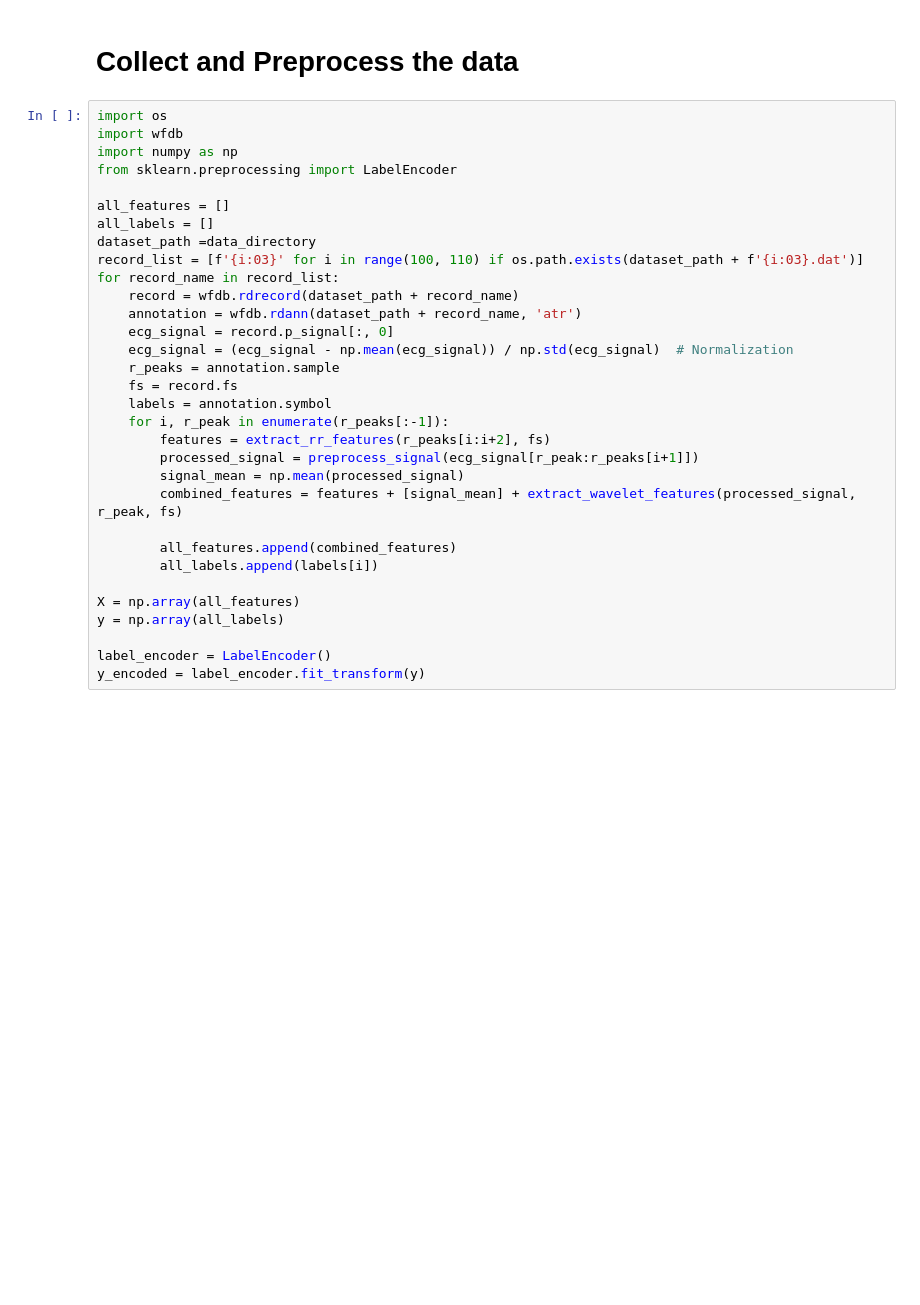
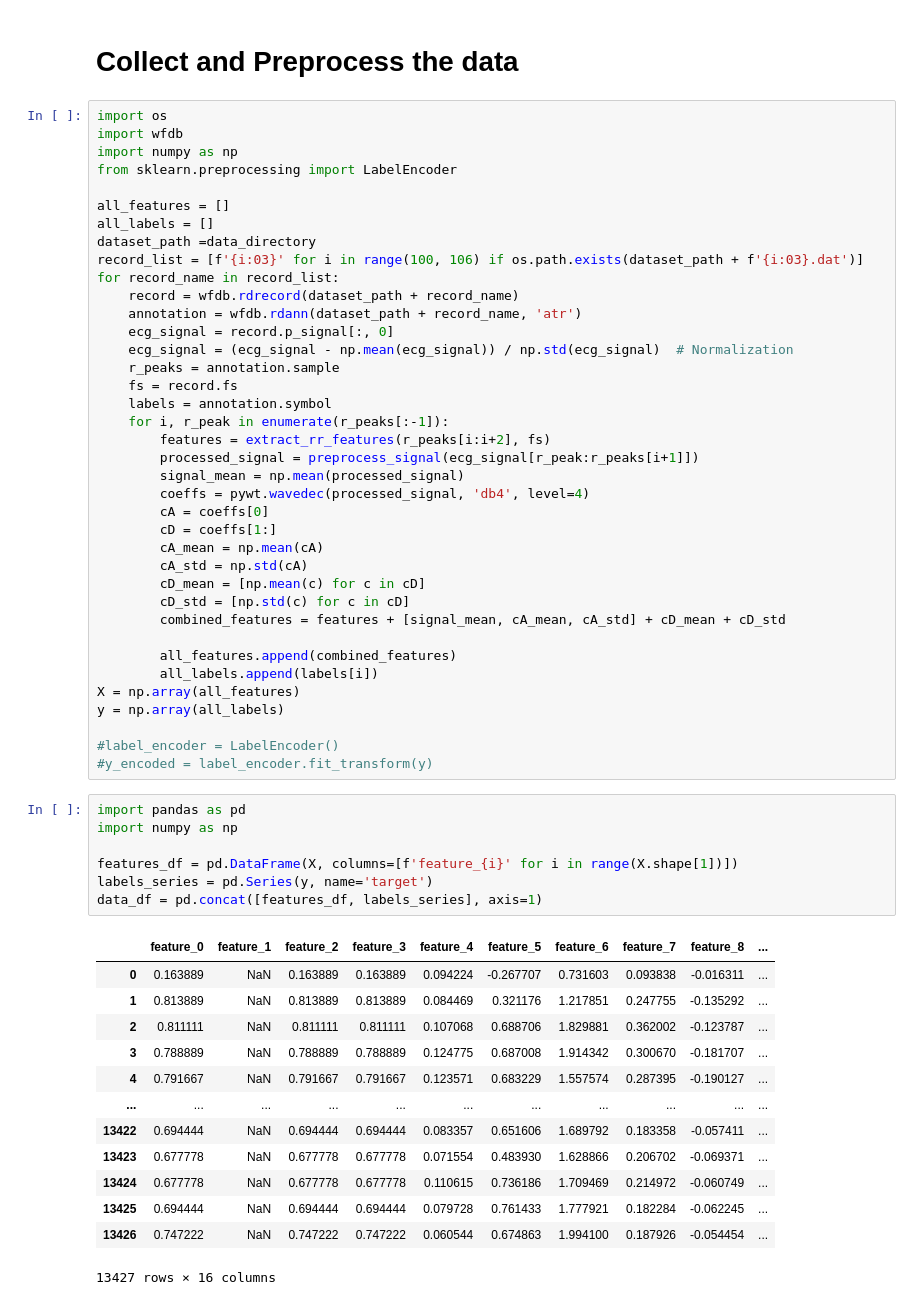
Before and after one commit to ouerghi01/HeartbeatClassification, a Jupyter notebook: HeartBeat.ipynb, the cells around one changed output. Saved outputs shown, nothing was run; the diff lists cells and outputs as text; blank space fills up the shorter version.

```diff
--- a/HeartBeat.ipynb
+++ b/HeartBeat.ipynb
@@ -276,7 +356,7 @@ from sklearn.preprocessing import LabelEncoder
 all_features = []
 all_labels = []
 dataset_path =data_directory
-record_list = [f'{i:03}' for i in range(100, 110) if os.path.exists(dataset_path + f'{i:03}.dat')]
+record_list = [f'{i:03}' for i in range(100, 106) if os.path.exists(dataset_path + f'{i:03}.dat')]
 for record_name in record_list:
     record = wfdb.rdrecord(dataset_path + record_name)
     annotation = wfdb.rdann(dataset_path + record_name, 'atr')
@@ -289,13 +369,40 @@ for record_name in record_list:
         features = extract_rr_features(r_peaks[i:i+2], fs)
         processed_signal = preprocess_signal(ecg_signal[r_peak:r_peaks[i+1]])
         signal_mean = np.mean(processed_signal)
-        combined_features = features + [signal_mean] + extract_wavelet_features(processed_signal, r_peak, fs)
+        coeffs = pywt.wavedec(processed_signal, 'db4', level=4)
+        cA = coeffs[0]
+        cD = coeffs[1:]
+        cA_mean = np.mean(cA)
+        cA_std = np.std(cA)
+        cD_mean = [np.mean(c) for c in cD]
+        cD_std = [np.std(c) for c in cD]
+        combined_features = features + [signal_mean, cA_mean, cA_std] + cD_mean + cD_std
 
         all_features.append(combined_features)
         all_labels.append(labels[i])
-
 X = np.array(all_features)
 y = np.array(all_labels)
 
-label_encoder = LabelEncoder()
-y_encoded = label_encoder.fit_transform(y)
+#label_encoder = LabelEncoder()
+#y_encoded = label_encoder.fit_transform(y)
+# %%
+import pandas as pd
+import numpy as np
+
+features_df = pd.DataFrame(X, columns=[f'feature_{i}' for i in range(X.shape[1])])
+labels_series = pd.Series(y, name='target')
+data_df = pd.concat([features_df, labels_series], axis=1)
+# %% [output]
+|  | feature_0 | feature_1 | feature_2 | feature_3 | feature_4 | feature_5 | feature_6 | feature_7 | feature_8 | ... |
+| 0 | 0.163889 | NaN | 0.163889 | 0.163889 | 0.094224 | -0.267707 | 0.731603 | 0.093838 | -0.016311 | ... |
+| 1 | 0.813889 | NaN | 0.813889 | 0.813889 | 0.084469 | 0.321176 | 1.217851 | 0.247755 | -0.135292 | ... |
+| 2 | 0.811111 | NaN | 0.811111 | 0.811111 | 0.107068 | 0.688706 | 1.829881 | 0.362002 | -0.123787 | ... |
+| 3 | 0.788889 | NaN | 0.788889 | 0.788889 | 0.124775 | 0.687008 | 1.914342 | 0.300670 | -0.181707 | ... |
+| 4 | 0.791667 | NaN | 0.791667 | 0.791667 | 0.123571 | 0.683229 | 1.557574 | 0.287395 | -0.190127 | ... |
+| ... | ... | ... | ... | ... | ... | ... | ... | ... | ... | ... |
+| 13422 | 0.694444 | NaN | 0.694444 | 0.694444 | 0.083357 | 0.651606 | 1.689792 | 0.183358 | -0.057411 | ... |
+| 13423 | 0.677778 | NaN | 0.677778 | 0.677778 | 0.071554 | 0.483930 | 1.628866 | 0.206702 | -0.069371 | ... |
+| 13424 | 0.677778 | NaN | 0.677778 | 0.677778 | 0.110615 | 0.736186 | 1.709469 | 0.214972 | -0.060749 | ... |
+| 13425 | 0.694444 | NaN | 0.694444 | 0.694444 | 0.079728 | 0.761433 | 1.777921 | 0.182284 | -0.062245 | ... |
+| 13426 | 0.747222 | NaN | 0.747222 | 0.747222 | 0.060544 | 0.674863 | 1.994100 | 0.187926 | -0.054454 | ... |
+13427 rows × 16 columns
```
Also changed, not shown: parts of 29 cells of this notebook, 1 other file.
